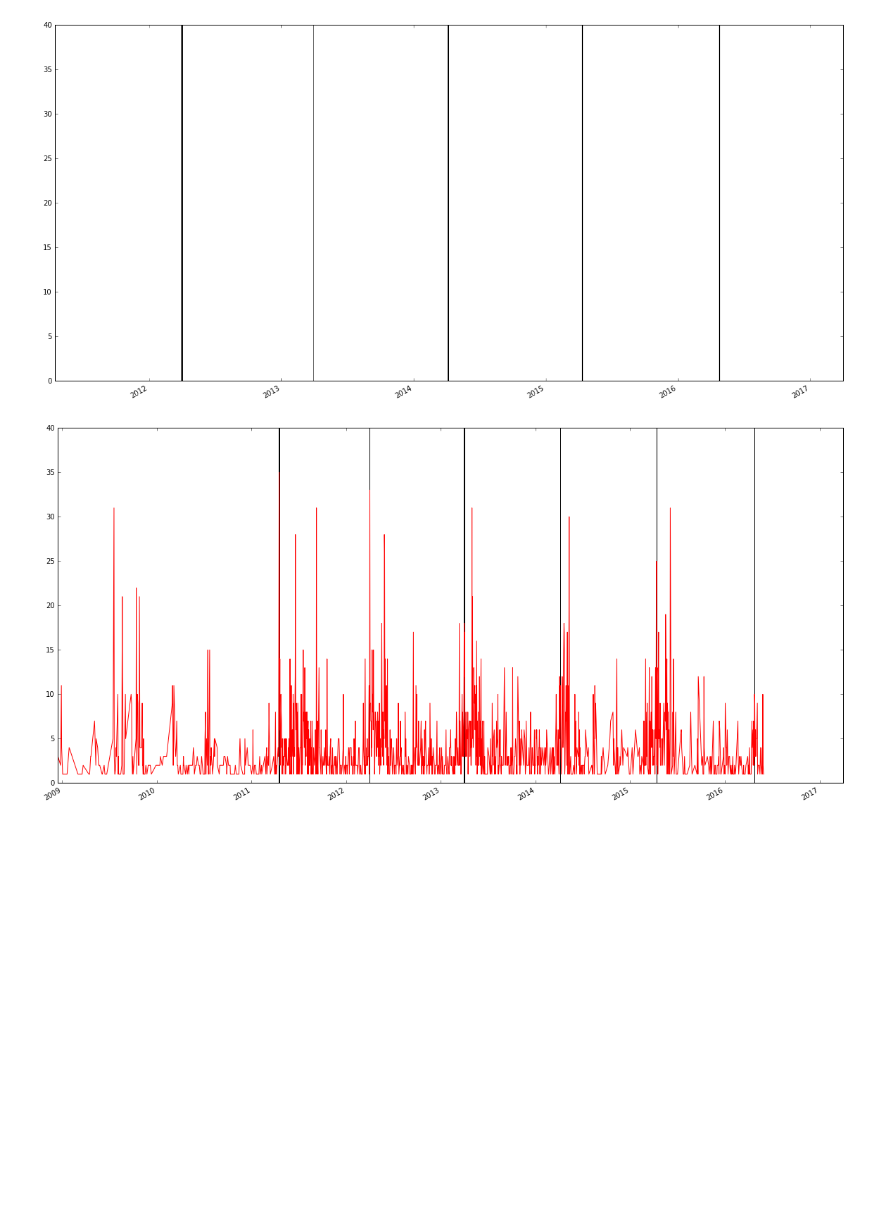
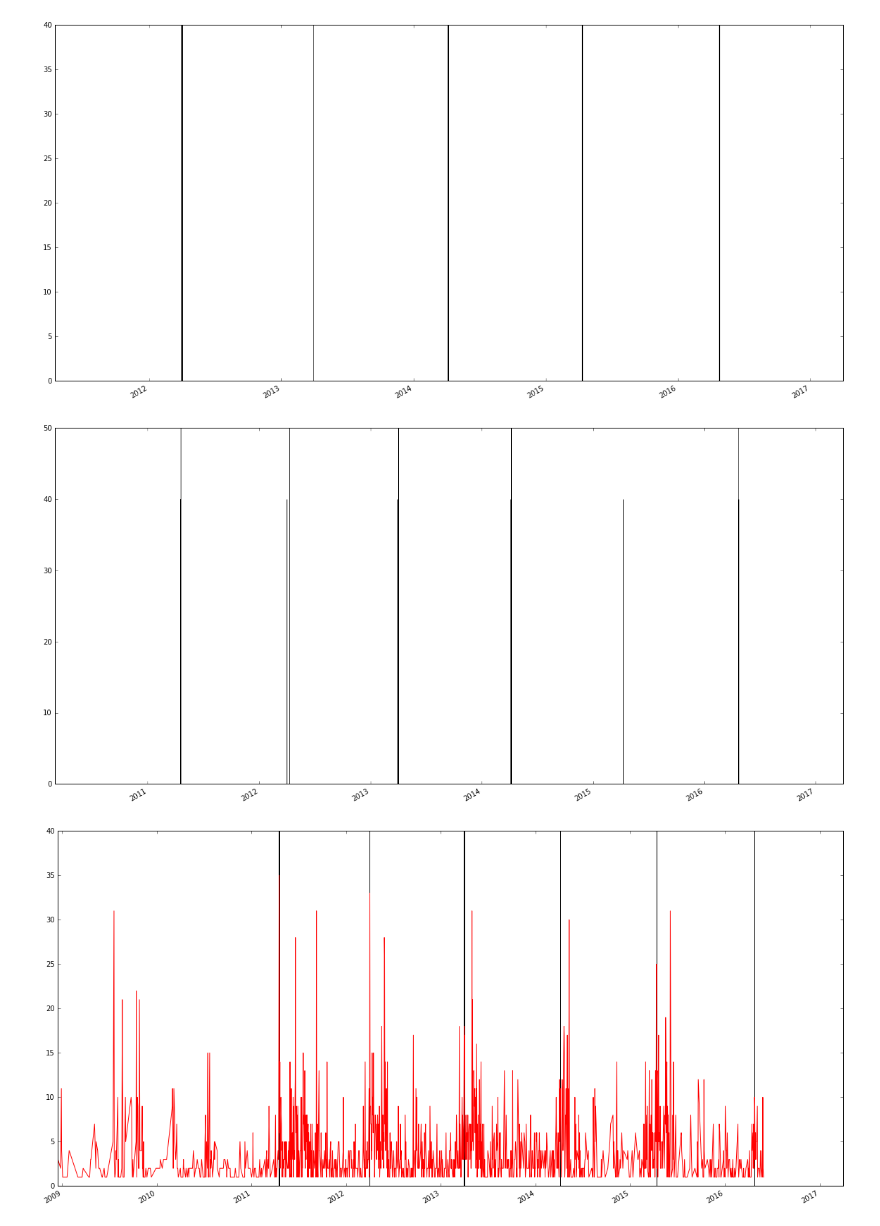
Before and after one commit to abhishekanand/DS4UX, a Jupyter notebook: final/Project.ipynb, the cells around one changed output. Cells and saved outputs as stored; diff of their text form; code cells hidden in the pictures; blank space fills up the shorter version.

```diff
--- a/final/Project.ipynb
+++ b/final/Project.ipynb
@@ -500,0 +491,20 @@ for revision in bookrevisions:
+# %%
+# ===========
+TVAnTimestamp = []
+TVAnCount = 0;
+for revision in tvrevisions:
+    if revision['userid'] == '0':
+        print(revision['userid'] + " |" +revision['timestamp'])
+        TVAnCount += 1
+print("Anonymous Edit Count:" + str(TVAnCount))
+#print(json.dumps(tvmonths, indent = 4 ))
+
+# ===========
+BookAnTimestamp = []
+BookAnCount = 0;
+for revision in bookrevisions:
+    if revision['userid'] == '0':
+        print(revision['userid'] + " |" +revision['timestamp'])
+        BookAnCount += 1
+print("Anonymous Edit Count:" + str(BookAnCount))
+#print(json.dumps(tvmonths, indent = 4 ))
@@ -791,6 +816,17 @@ plt.gcf().autofmt_xdate()
 plt.show()
 # %% [output]
 [figure]
+# %%
+
+plt.bar(tvFA,tvf,color='red')
+plt.gcf().autofmt_xdate()
+
+plt.bar(tvordered,tvo,color='green')
+#plt.gcf().autofmt_xdate()
+
+plt.show()
+# %% [output]
+[figure, added]
 # %%
 tvdates = []
 tvy=[]
```
Also changed, not shown: parts of 31 cells of this notebook, 2 other files.
